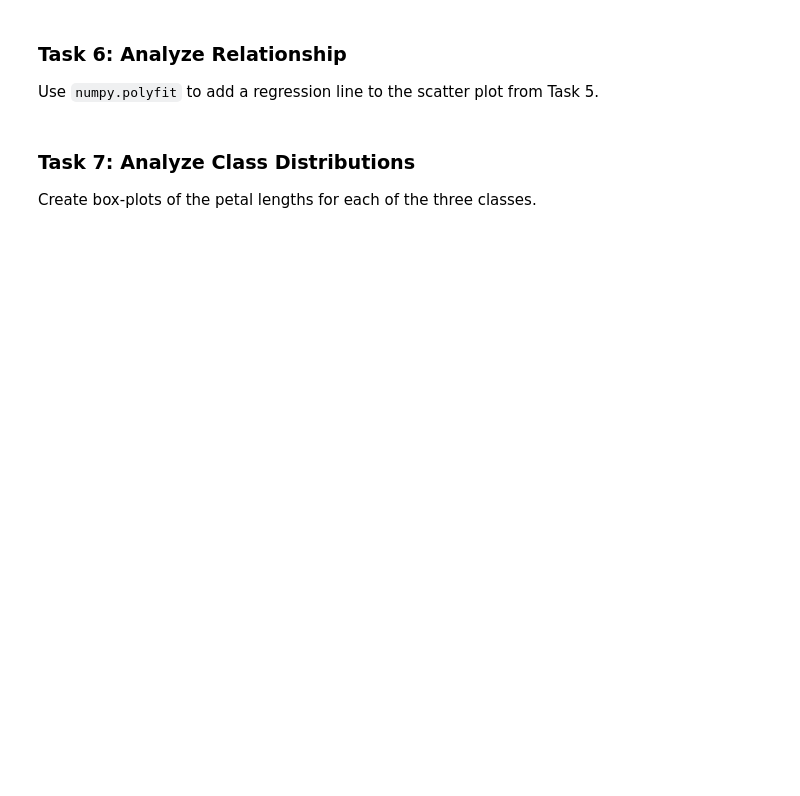
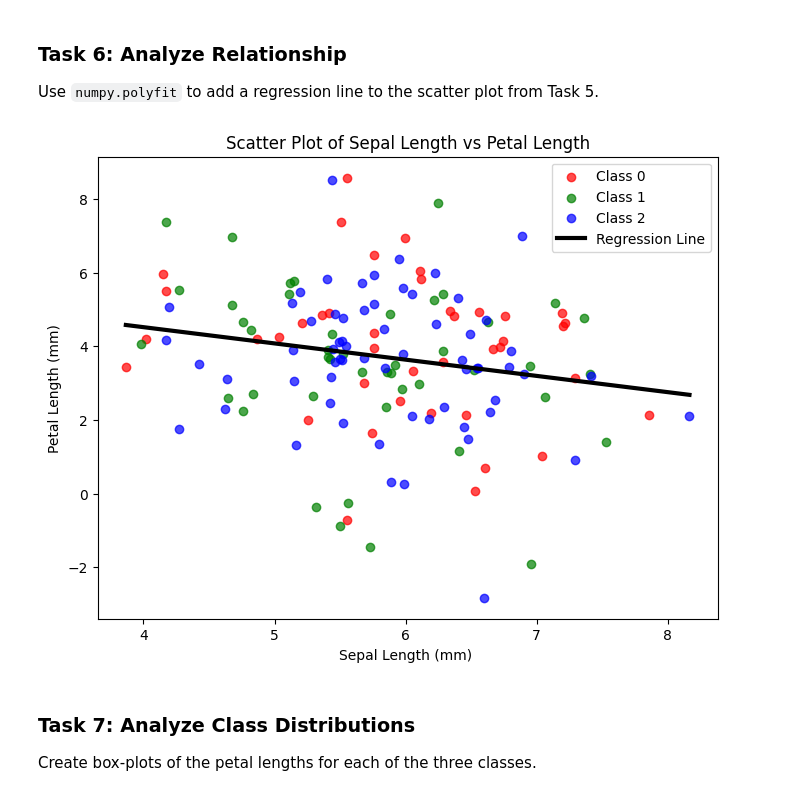
Before and after one commit to fin81985/principles_of_data_analytics, a Jupyter notebook: tasks.ipynb, the cells around one changed output. Drawn from its saved outputs; the diff is of its cells as text; code cells hidden in the pictures; blank space fills up the shorter version.

```diff
--- a/tasks.ipynb
+++ b/tasks.ipynb
@@ -228,6 +261,50 @@ Color-code the three different classes of the scatter plot points.
 # %% [markdown]
 ### Task 6: Analyze Relationship
 Use ``numpy.polyfit`` to add a regression line to the scatter plot from Task 5.
+# %%
+
+
+# Given summary statistics
+data = {
+    "sepal_length": np.random.normal(5.843333, 0.828066, 150),
+    "sepal_width": np.random.normal(3.054000, 0.433594, 150),
+    "petal_length": np.random.normal(3.758667, 1.764420, 150),
+    "petal_width": np.random.normal(1.198667, 0.763161, 150)
+}
+
+# Generate class labels (3 classes)
+classes = np.random.choice([0, 1, 2], size=150)
+colors = ['r', 'g', 'b']
+
+# Scatter plot of sepal_length vs petal_length
+plt.figure(figsize=(8, 6))
+for class_label in np.unique(classes):
+    plt.scatter(
+        data["sepal_length"][classes == class_label],
+        data["petal_length"][classes == class_label],
+        color=colors[class_label],
+        label=f'Class {class_label}',
+        alpha=0.7
+    )
+# Fit a regression line using numpy.polyfit
+x = data["sepal_length"]
+y = data["petal_length"]
+coefficients = np.polyfit(x, y, 1)
+polynomial = np.poly1d(coefficients)
+x_line = np.linspace(min(x), max(x), 100)
+y_line = polynomial(x_line)
+
+# Plot the regression line
+plt.plot(x_line, y_line, color='k', linestyle='-', linewidth=3, label='Regression Line')
+
+
+plt.xlabel("Sepal Length (mm) ")
+plt.ylabel("Petal Length (mm)")
+plt.title("Scatter Plot of Sepal Length vs Petal Length")
+plt.legend()
+plt.show()
+# %% [output]
+[figure, added]
 # %% [markdown]
 ### Task 7: Analyze Class Distributions
 Create box-plots of the petal lengths for each of the three classes.
```
Also changed, not shown: parts of 3 cells of this notebook.
